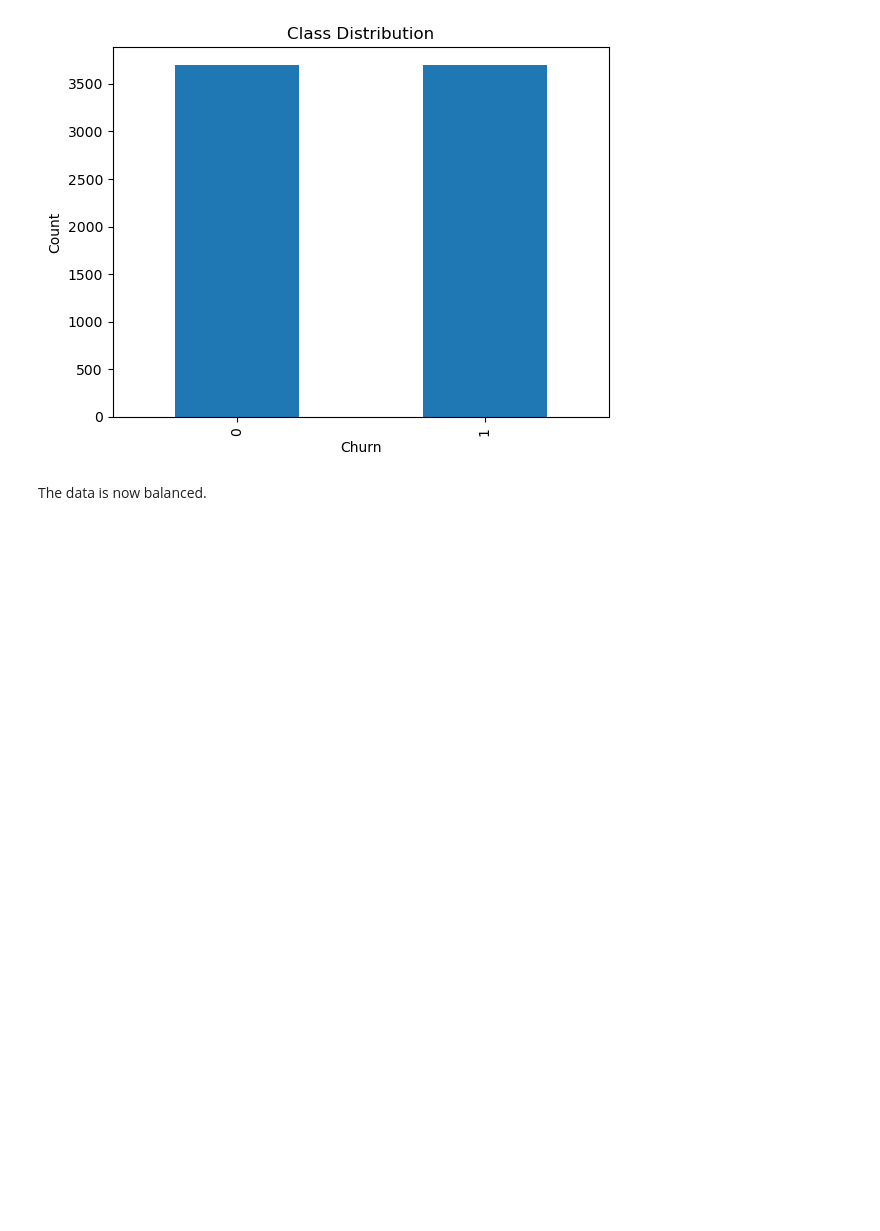
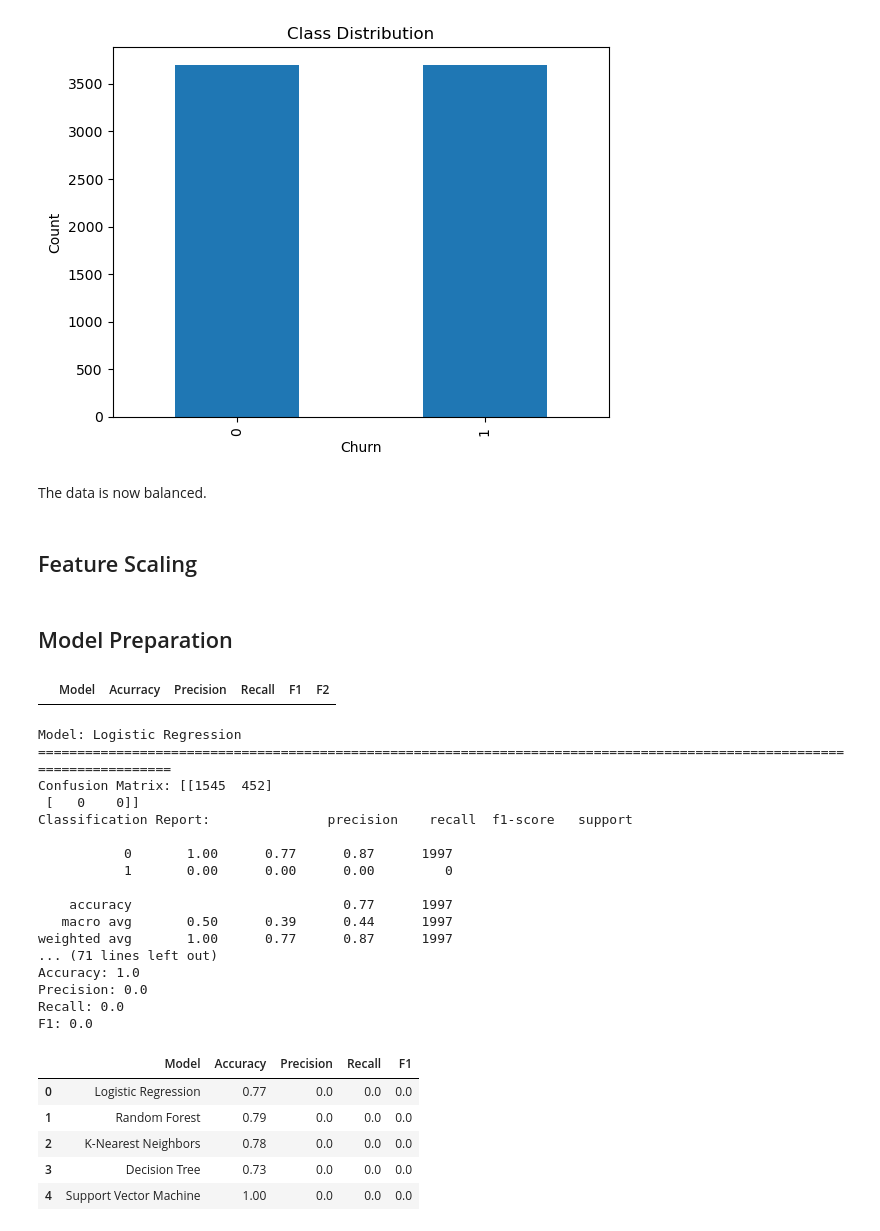
Before and after one commit to rasmodev/Customer-Churn-Prediction-Machine-Learning-Classification-Project, a Jupyter notebook: Classification_Telco_customer_churn.ipynb, the cells around one changed output. Saved outputs shown, nothing was run; the diff lists cells and outputs as text; code cells hidden in the pictures; blank space fills up the shorter version.

```diff
--- a/Classification_Telco_customer_churn.ipynb
+++ b/Classification_Telco_customer_churn.ipynb
@@ -1394,3 +1403,5 @@ plt.show()
 [figure]
 # %% [markdown]
 The data is now balanced.
+# %% [markdown]
+## Feature Scaling
@@ -1396,0 +1415,2 @@ The data is now balanced.
+# %% [markdown]
+## Model Preparation
@@ -1396,0 +1419,76 @@ The data is now balanced.
+# %%
+Results = pd.DataFrame(Results)
+Results.head()
+# %% [output]
+|  | Model | Acurracy | Precision | Recall | F1 | F2 |
+# %%
+# Machine Learning Models Initialization
+# Logistic Regression
+lr = LogisticRegression()
+
+# Random Forest
+rf = RandomForestClassifier()
+
+
+# K-Nearest Neighbors
+knn = KNeighborsClassifier(n_neighbors=5)
+
+# Decision Tree Classifier
+dt = DecisionTreeClassifier()
+
+# Support Vector Machine
+svm = SVC()
+# %%
+Results = pd.DataFrame(columns=['Model', 'Accuracy', 'Precision', 'Recall', 'F1'])
+models = ['Logistic Regression', 'Random Forest', 'K-Nearest Neighbors', 'Decision Tree', 'Support Vector Machine']
+
+for model_name, model in zip(models, [lr, rf, knn, dt, svm]):
+    model.fit(X_train, y_train)
+    y_pred = model.predict(X_test)
+
+    print('Model:', model_name)
+    print('===' * 40)
+
+    print('Confusion Matrix:', confusion_matrix(y_test, y_pred))
+    print('Classification Report:', classification_report(y_test, y_pred))
+    print('Accuracy:', round(accuracy_score(y_test, y_pred), 2))
+    print('Precision:', round(precision_score(y_test, y_pred), 2))
+    print('Recall:', round(recall_score(y_test, y_pred), 2))
+    print('F1:', round(f1_score(y_test, y_pred), 2))
+    print()
+
+    R = {
+        'Model': model_name,
+        'Accuracy': round(accuracy_score(y_test, y_pred), 2),
+        'Precision': round(precision_score(y_test, y_pred), 2),
+        'Recall': round(recall_score(y_test, y_pred), 2),
+        'F1': round(f1_score(y_test, y_pred), 2)
+    }
+    Results = Results.append(R, ignore_index=True)
+
+# Print the results
+Results
+# %% [output]
+Model: Logistic Regression
+========================================================================================================================
+Confusion Matrix: [[1545  452]
+ [   0    0]]
+Classification Report:               precision    recall  f1-score   support
+
+           0       1.00      0.77      0.87      1997
+           1       0.00      0.00      0.00         0
+
+    accuracy                           0.77      1997
+   macro avg       0.50      0.39      0.44      1997
+weighted avg       1.00      0.77      0.87      1997
+... (71 lines left out)
+Accuracy: 1.0
+Precision: 0.0
+Recall: 0.0
+F1: 0.0
+|  | Model | Accuracy | Precision | Recall | F1 |
+| 0 | Logistic Regression | 0.77 | 0.0 | 0.0 | 0.0 |
+| 1 | Random Forest | 0.79 | 0.0 | 0.0 | 0.0 |
+| 2 | K-Nearest Neighbors | 0.78 | 0.0 | 0.0 | 0.0 |
+| 3 | Decision Tree | 0.73 | 0.0 | 0.0 | 0.0 |
+| 4 | Support Vector Machine | 1.00 | 0.0 | 0.0 | 0.0 |
```
Also changed, not shown: parts of 7 cells of this notebook.
